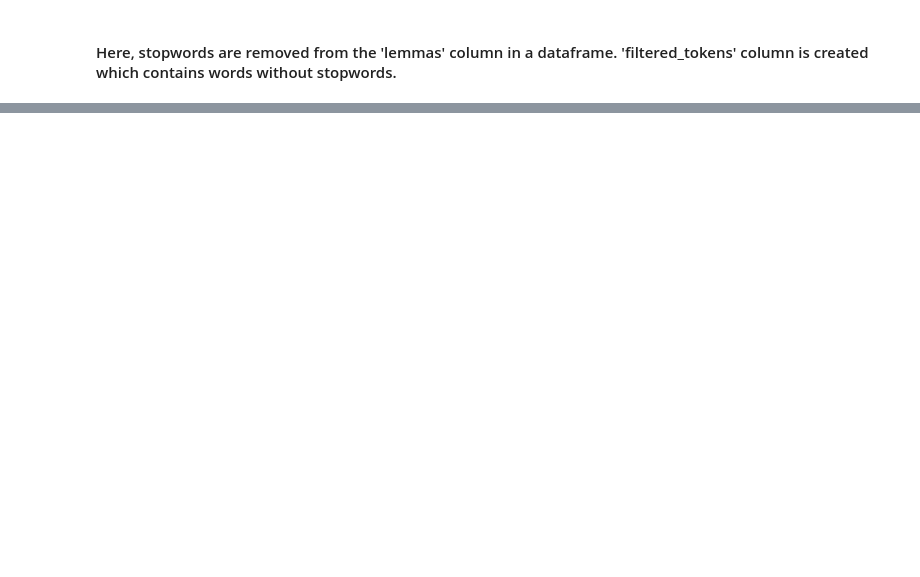
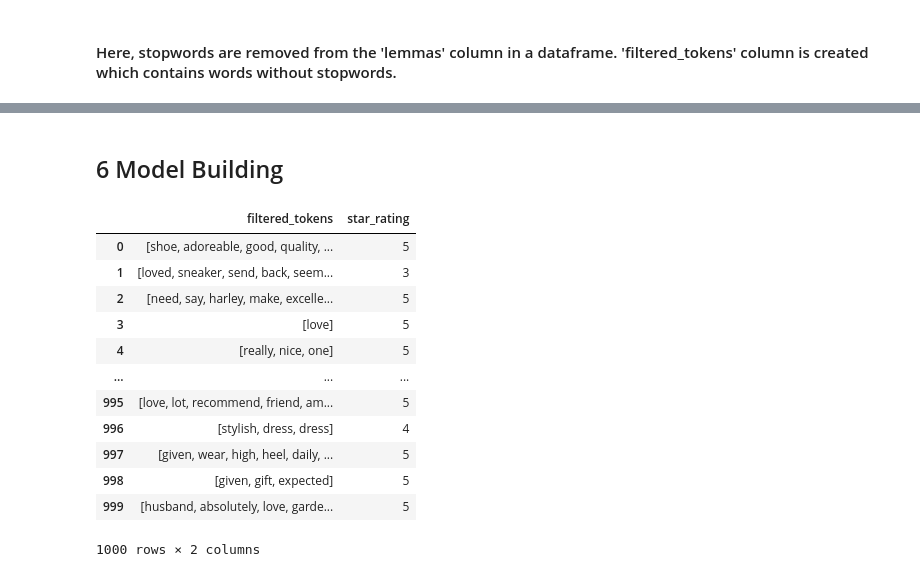
Before and after one commit to shubhampokhrel81/Amazon-US-shoes-review-using-NLP, a Jupyter notebook: assignment1_word_vectorization.ipynb, the cells around one changed output, grey strips where cells are left out. Drawn from its saved outputs; the diff is of its cells as text; code cells hidden in the pictures; blank space fills up the shorter version.

```diff
--- a/assignment1_word_vectorization.ipynb
+++ b/assignment1_word_vectorization.ipynb
@@ -596,0 +599,2 @@ plt.show()
+# %% [markdown]
+## 6 Model Building
@@ -596,0 +603,16 @@ plt.show()
+# %%
+df_model
+# %% [output]
+|  | filtered_tokens | star_rating |
+| 0 | [shoe, adoreable, good, quality, ... | 5 |
+| 1 | [loved, sneaker, send, back, seem... | 3 |
+| 2 | [need, say, harley, make, excelle... | 5 |
+| 3 | [love] | 5 |
+| 4 | [really, nice, one] | 5 |
+| ... | ... | ... |
+| 995 | [love, lot, recommend, friend, am... | 5 |
+| 996 | [stylish, dress, dress] | 4 |
+| 997 | [given, wear, high, heel, daily, ... | 5 |
+| 998 | [given, gift, expected] | 5 |
+| 999 | [husband, absolutely, love, garde... | 5 |
+1000 rows × 2 columns
```
Also changed, not shown: parts of 28 cells of this notebook.
